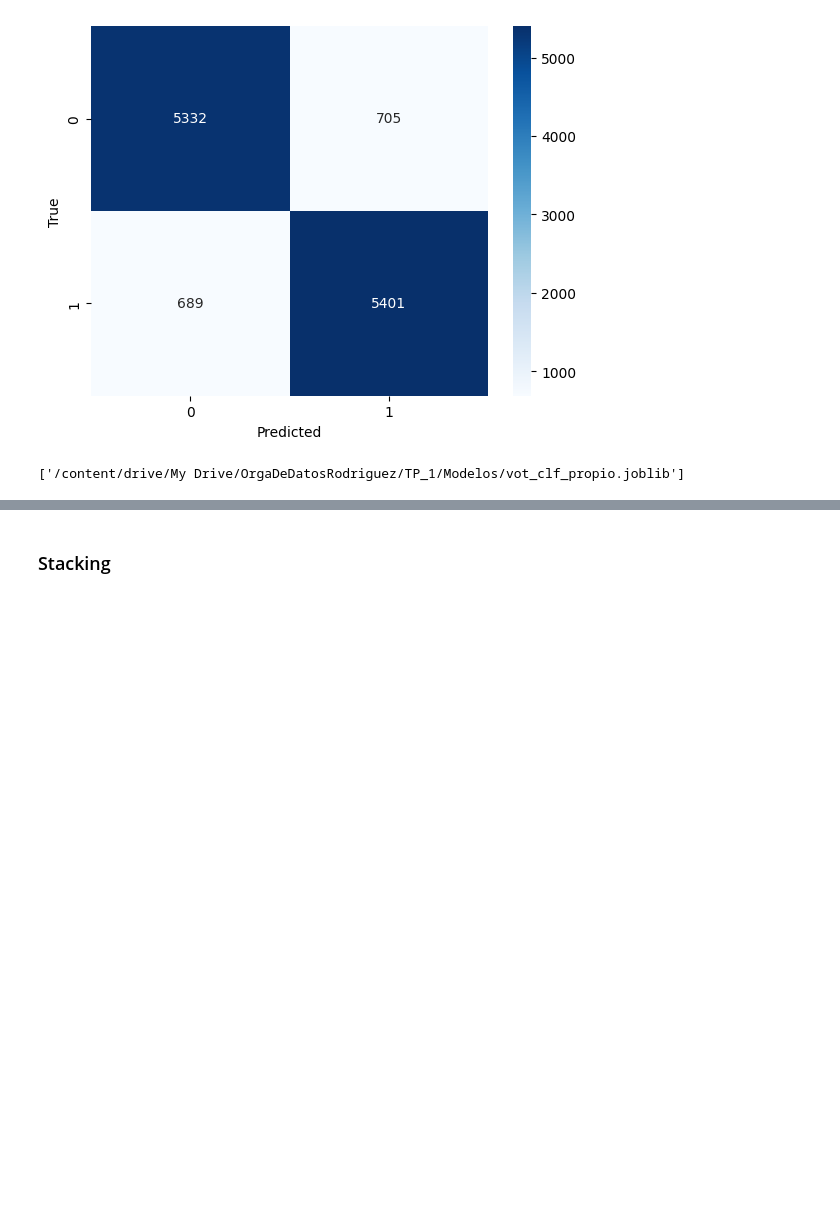
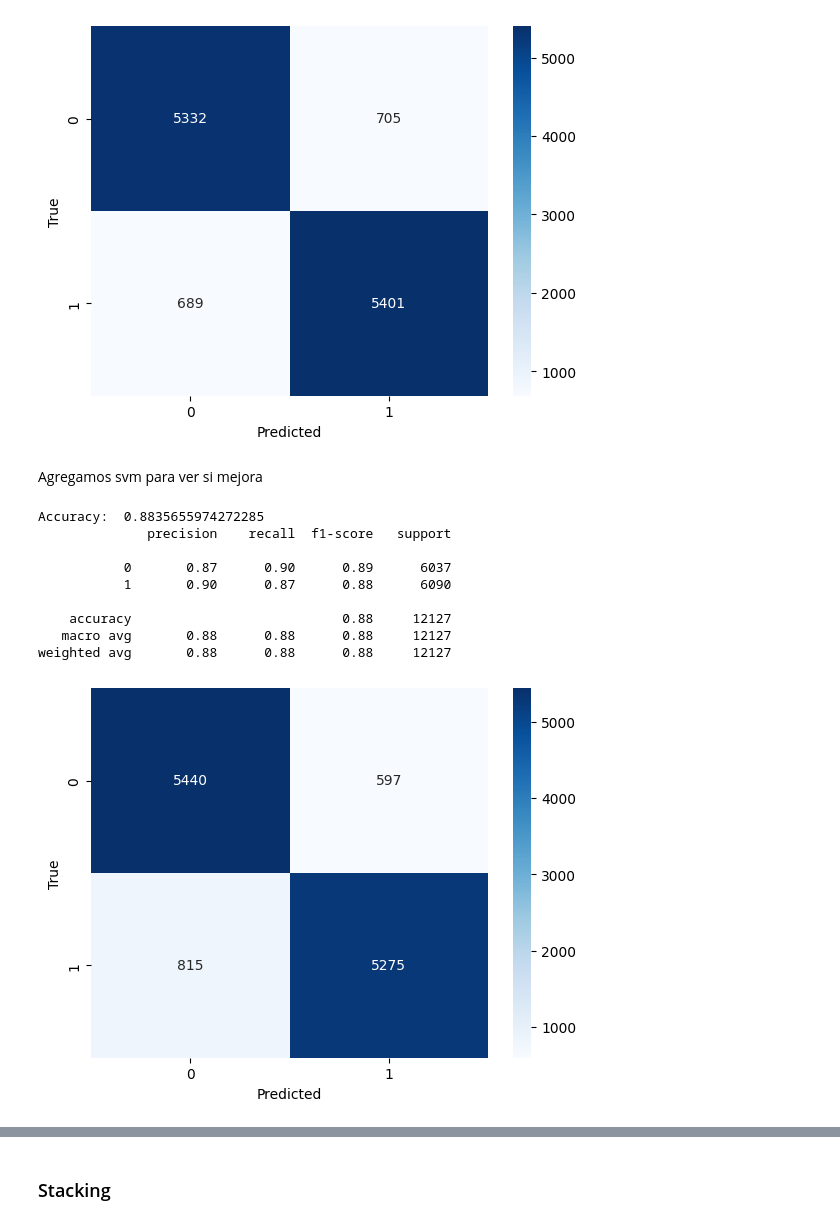
Before and after one commit to Saibot19/7506R-1C2023-GRUPO21, a Jupyter notebook: 7506R_TP1_GRUPO21_CHP3_ENTREGA.ipynb, the cells around one changed output, grey strips where cells are left out. Cells and saved outputs as stored; diff of their text form; code cells hidden in the pictures; blank space fills up the shorter version.

```diff
--- a/7506R_TP1_GRUPO21_CHP3_ENTREGA.ipynb
+++ b/7506R_TP1_GRUPO21_CHP3_ENTREGA.ipynb
@@ -627,2 +632,0 @@ rfc_search = joblib.load("/content/drive/My Drive/OrgaDeDatosRodriguez/TP_1/Mode
-# %%
-vot_clf_propio= joblib.load("/content/drive/My Drive/OrgaDeDatosRodriguez/TP_1/Modelos/voting_hard.joblib")
@@ -655,7 +649,32 @@ metricas(y_pred_norm,y_test)
    macro avg       0.89      0.89      0.89     12127
 weighted avg       0.89      0.89      0.89     12127
 [figure]
+# %% [markdown]
+Agregamos svm para ver si mejora
 # %%
-joblib.dump(vot_clf_propio, "/content/drive/My Drive/OrgaDeDatosRodriguez/TP_1/Modelos/vot_clf_propio.joblib")
+voting_propio_2= joblib.load("/content/drive/My Drive/OrgaDeDatosRodriguez/TP_1/Modelos/voting_hard.joblib")
-# %% [output]
-['/content/drive/My Drive/OrgaDeDatosRodriguez/TP_1/Modelos/vot_clf_propio.joblib']
+# %%
+xgb_norm = joblib.load("/content/drive/My Drive/OrgaDeDatosRodriguez/TP_1/Modelos/XGBoost_final.joblib").best_estimator_
+knn = joblib.load("/content/drive/My Drive/OrgaDeDatosRodriguez/TP_1/Modelos/knn_kd_tree.joblib").best_estimator_
+rfc_search = joblib.load("/content/drive/My Drive/OrgaDeDatosRodriguez/TP_1/Modelos/rfc_final.joblib").best_estimator_
+svm_r = SVC(C=100, gamma=0.1, kernel='rbf',probability=True)
+
+#Creo ensemble de Votación
+voting_propio_2 = VotingClassifier(estimators = [('rf', rfc_search), ('knn', knn), ('xgb', xgb_norm)], voting = 'hard')
+#Entreno el ensemble
+voting_propio_2.fit(x_train, y_train)
+# %%
+pred = voting_propio_2.predict(x_test_minmax)
+print("Accuracy: ",accuracy_score(y_test, pred))
+metricas(pred,y_test)
+# %% [output]
+Accuracy:  0.8835655974272285
+              precision    recall  f1-score   support
+
+           0       0.87      0.90      0.89      6037
+           1       0.90      0.87      0.88      6090
+
+    accuracy                           0.88     12127
+   macro avg       0.88      0.88      0.88     12127
+weighted avg       0.88      0.88      0.88     12127
+[figure, added]
```
Also changed, not shown: parts of 11 cells of this notebook.
